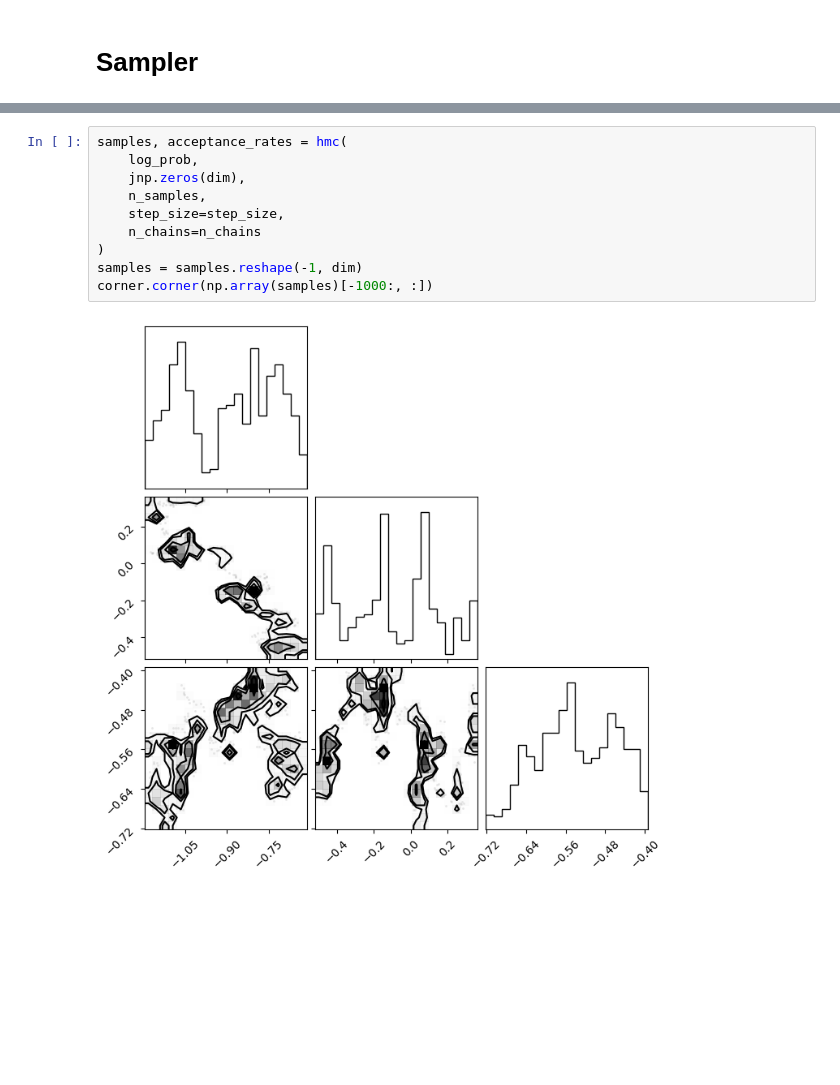
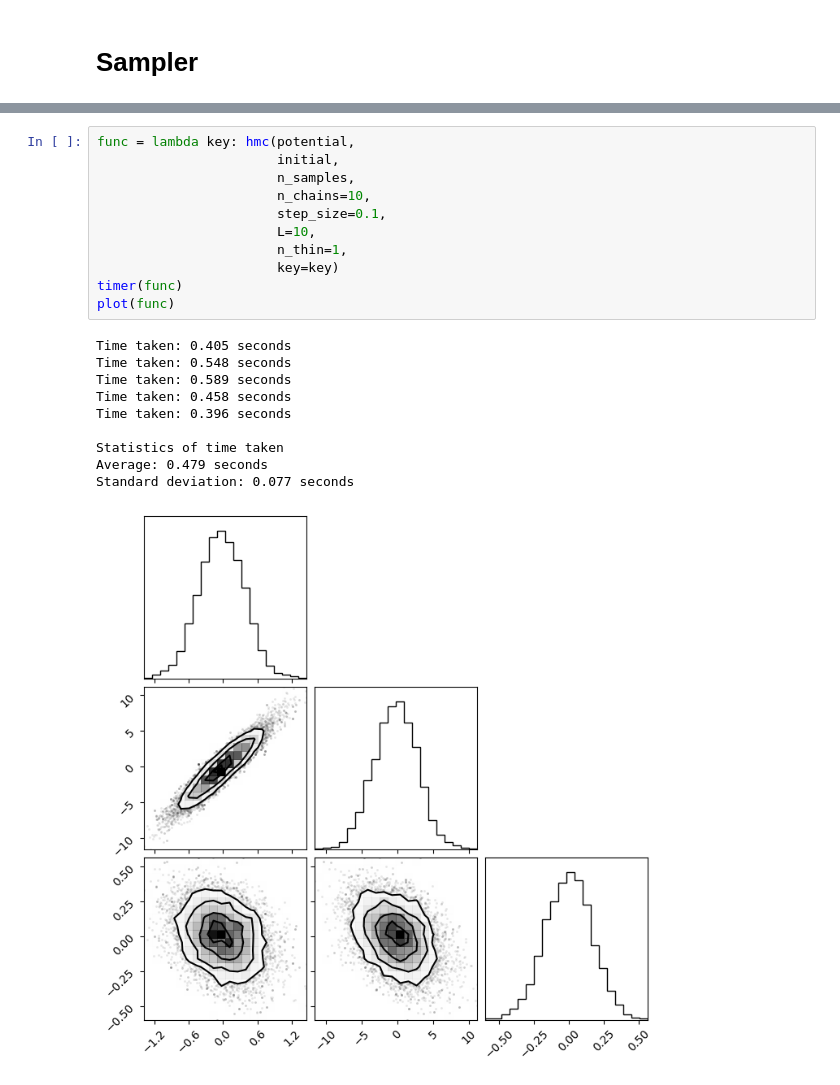
Before and after one commit to clarkmiyamoto/h-emcee, a Jupyter notebook: example/gaussian.ipynb, the cells around one changed output, grey strips where cells are left out. Drawn from its saved outputs; the diff is of its cells as text; blank space fills up the shorter version.

```diff
--- a/example/gaussian.ipynb
+++ b/example/gaussian.ipynb
@@ -60,12 +92,22 @@ step_size = 0.001
 # %%
-samples, acceptance_rates = hmc(
-    log_prob,
-    jnp.zeros(dim),
-    n_samples,
-    step_size=step_size,
-    n_chains=n_chains
-)
-samples = samples.reshape(-1, dim)
-corner.corner(np.array(samples)[-1000:, :])
+func = lambda key: hmc(potential,
+                       initial,
+                       n_samples,
+                       n_chains=10,
+                       step_size=0.1,
+                       L=10,
+                       n_thin=1,
+                       key=key)
+timer(func)
+plot(func)
 # %% [output]
+Time taken: 0.405 seconds
+Time taken: 0.548 seconds
+Time taken: 0.589 seconds
+Time taken: 0.458 seconds
+Time taken: 0.396 seconds
+
+Statistics of time taken
+Average: 0.479 seconds
+Standard deviation: 0.077 seconds
-[figure, old version]
+[figure, new version]
```
Also changed, not shown: parts of 9 cells of this notebook, 2 other files.
